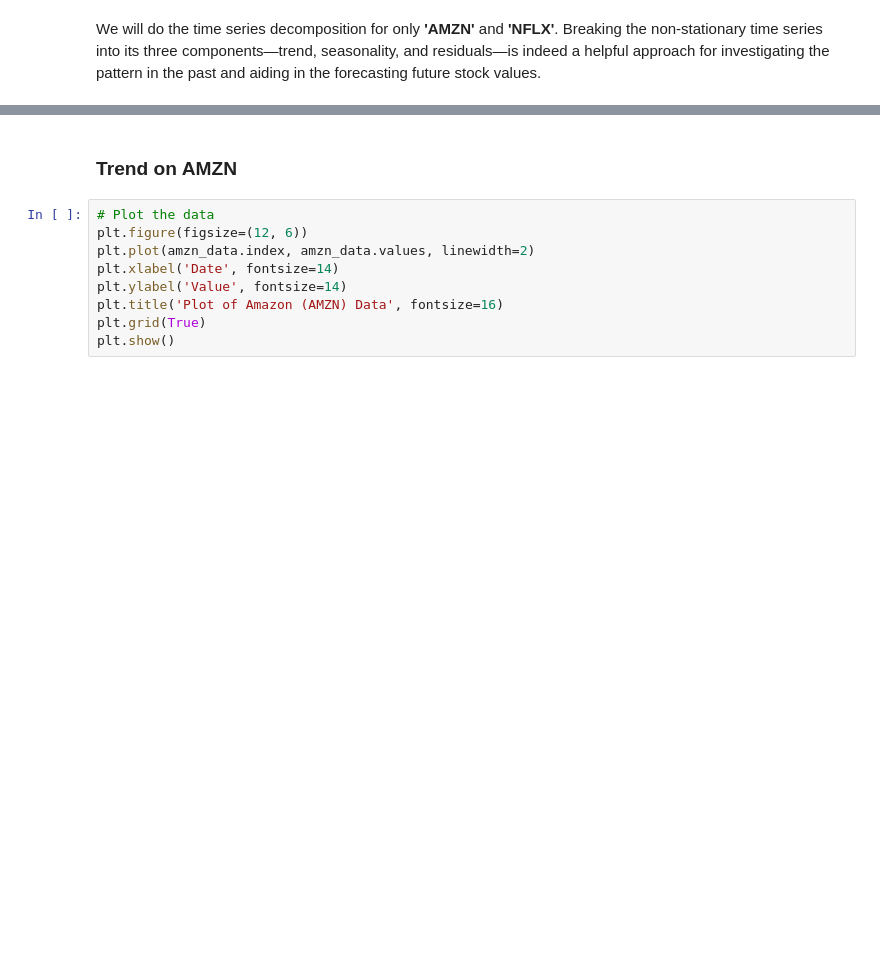
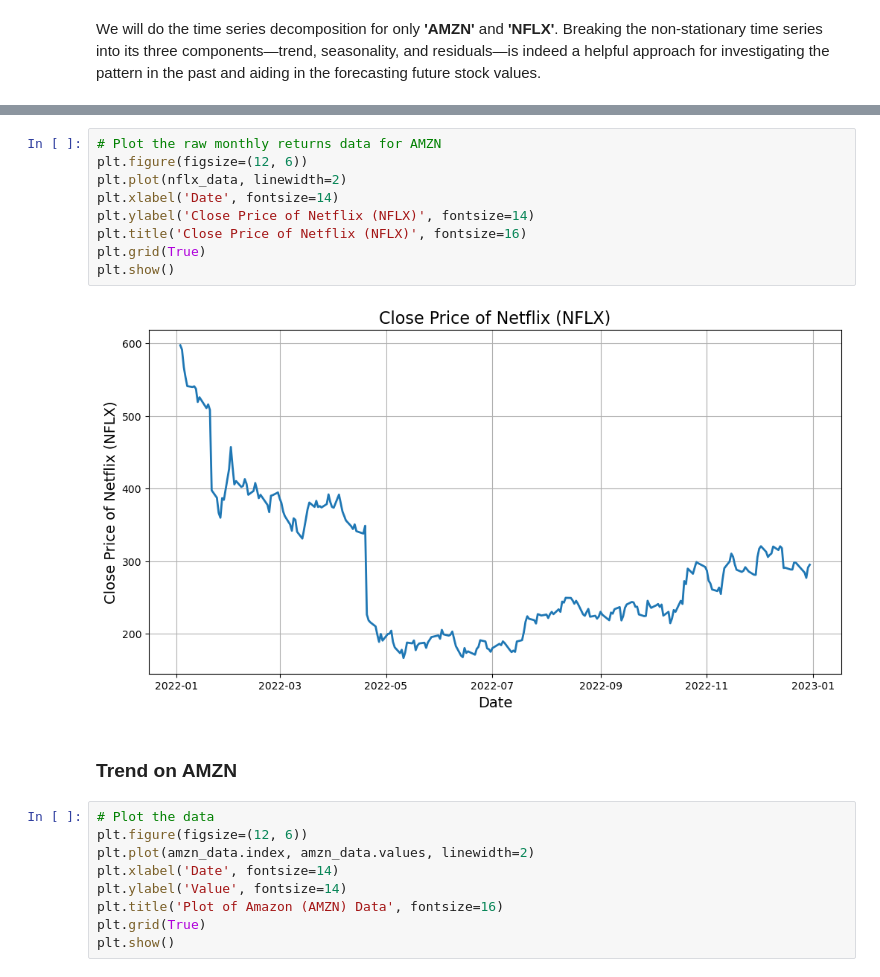
Before and after one commit to Rgmoogachiri/captsone_project, a Jupyter notebook: Stock.ipynb, the cells around one changed output, grey strips where cells are left out. Saved outputs shown, nothing was run; the diff lists cells and outputs as text; blank space fills up the shorter version.

```diff
--- a/Stock.ipynb
+++ b/Stock.ipynb
@@ -380,3 +492,14 @@ plt.show()
+# %%
+# Plot the raw monthly returns data for AMZN
+plt.figure(figsize=(12, 6))
+plt.plot(nflx_data, linewidth=2)
+plt.xlabel('Date', fontsize=14)
+plt.ylabel('Close Price of Netflix (NFLX)', fontsize=14)
+plt.title('Close Price of Netflix (NFLX)', fontsize=16)
+plt.grid(True)
+plt.show()
+# %% [output]
+[figure, added]
 # %% [markdown]
 ### Trend on AMZN
 # %%
```
Also changed, not shown: parts of 93 cells of this notebook.
